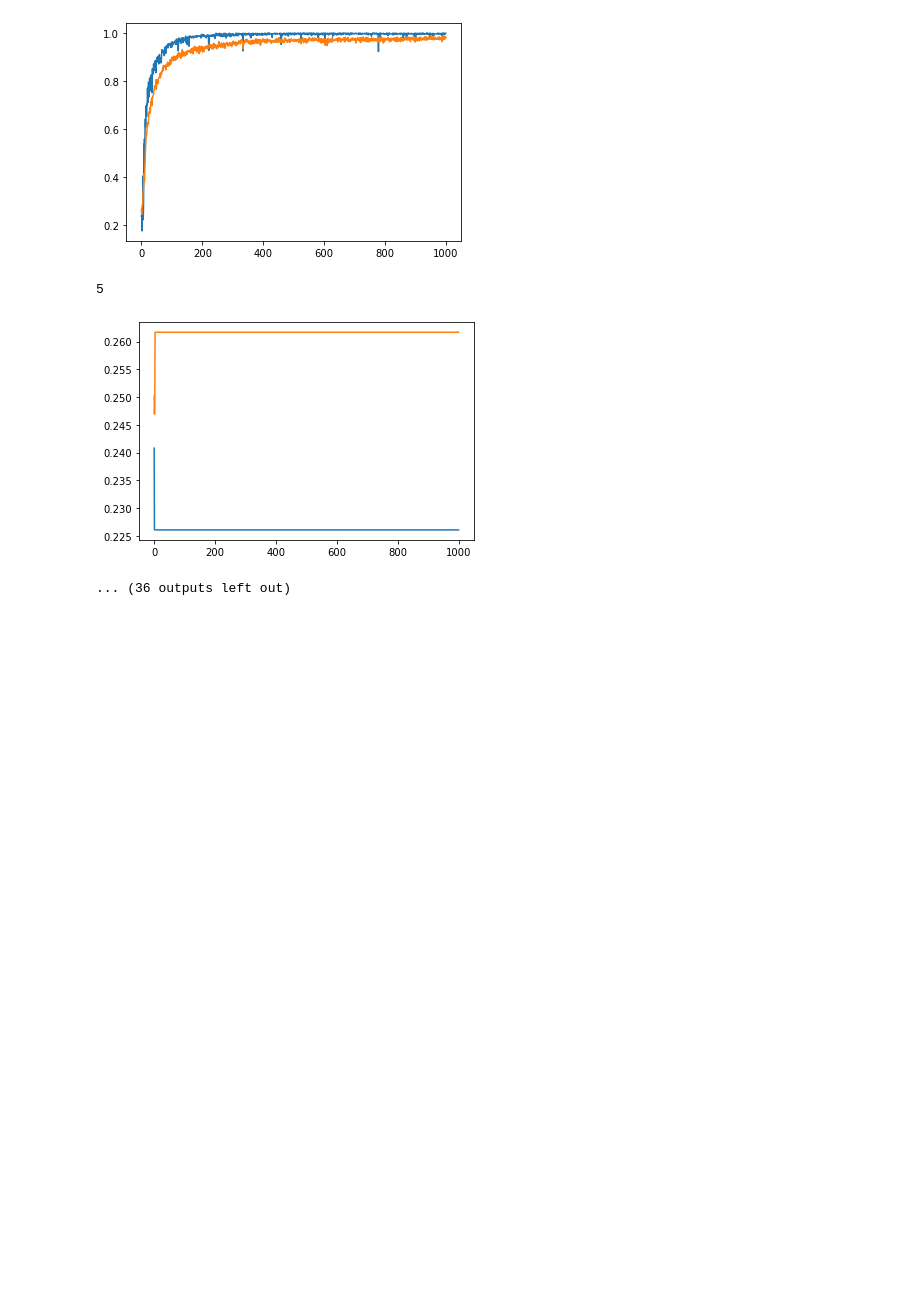
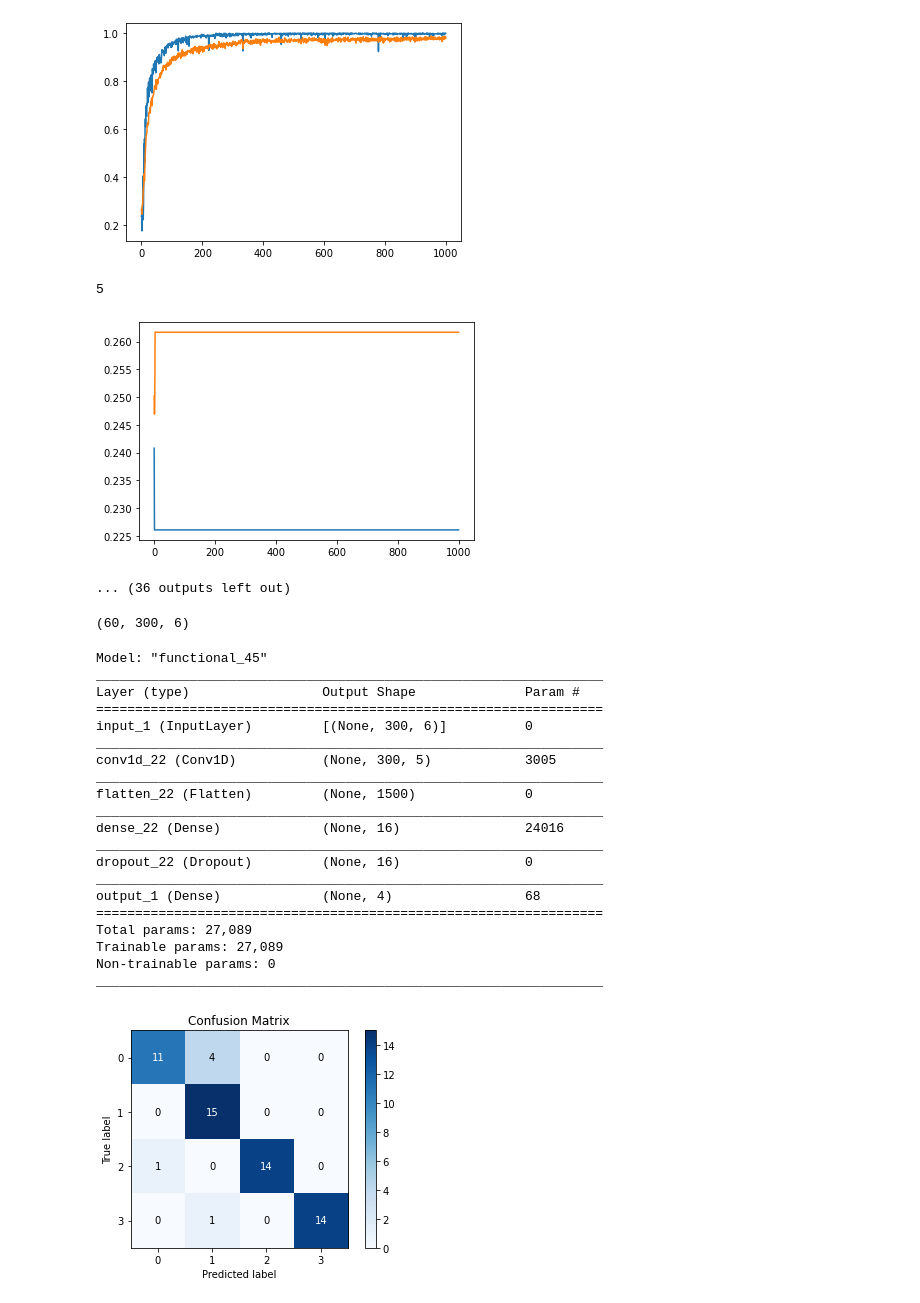
Before and after one commit to Dfriveraa/PI-GetData, a Jupyter notebook: CNN(A).ipynb, the cells around one changed output. Cells and saved outputs as stored; diff of their text form; code cells hidden in the pictures; blank space fills up the shorter version.

Commit message:
comentarios a codigo pruebas juntando modelos

```diff
--- a/CNN(A).ipynb
+++ b/CNN(A).ipynb
@@ -262,3 +264,61 @@ for i in range(24):
 ... (36 outputs left out)
 # %%
 datos.to_csv('nombre.csv')
+# %%
+
+df1=pd.read_csv('Muestras/PruebaAgena.csv')
+
+cambios=df1[df1['Tiempo']=='Order'].index.tolist()
+
+contador = 0
+x= []
+y=[]
+for i in cambios:
+    gesto1=df1[(df1.index>=i-300)&(df1.index<i)].astype(int)
+    gesto1 = gesto1.to_numpy()
+
+    m=np.fft.rfft(gesto1[:,2:8],axis=0)
+    f=30
+    ones=np.ones(f)
+    zeros=np.zeros(m.shape[0]-f)
+    c=np.concatenate((ones,zeros))
+    clean=m*c.reshape(m.shape[0],1)
+    m=np.fft.irfft(clean,axis=0)
+    x.append(m)
+
+#   x.append(gesto1[:,2:8])
+
+y=[1,1,1,1,1,3,3,3,3,3,2,2,2,2,2,0,0,0,0,0,1,1,1,1,1,3,3,3,3,3,2,2,2,2,2,0,0,0,0,0,1,1,1,1,1,3,3,3,3,3,2,2,2,2,2,0,0,0,0,0]
+x = np.array(x)
+y = np.array(y)
+x = (x+32762)/65536
+print(x.shape)
+# %% [output]
+(60, 300, 6)
+# %%
+model =  tf.keras.models.load_model('./modelos/modelo_bs100_sf100_nf5.h5')
+test_preds = model.predict(x).argmax(axis=1)
+plot_confusion_matrix(y, test_preds, normalize=False)
+model.summary()
+# %% [output]
+Model: "functional_45"
+_________________________________________________________________
+Layer (type)                 Output Shape              Param #
+=================================================================
+input_1 (InputLayer)         [(None, 300, 6)]          0
+_________________________________________________________________
+conv1d_22 (Conv1D)           (None, 300, 5)            3005
+_________________________________________________________________
+flatten_22 (Flatten)         (None, 1500)              0
+_________________________________________________________________
+dense_22 (Dense)             (None, 16)                24016
+_________________________________________________________________
+dropout_22 (Dropout)         (None, 16)                0
+_________________________________________________________________
+output_1 (Dense)             (None, 4)                 68
+=================================================================
+Total params: 27,089
+Trainable params: 27,089
+Non-trainable params: 0
+_________________________________________________________________
+[figure, added]
```
Also changed, not shown: parts of 3 cells of this notebook, 5 other files.
